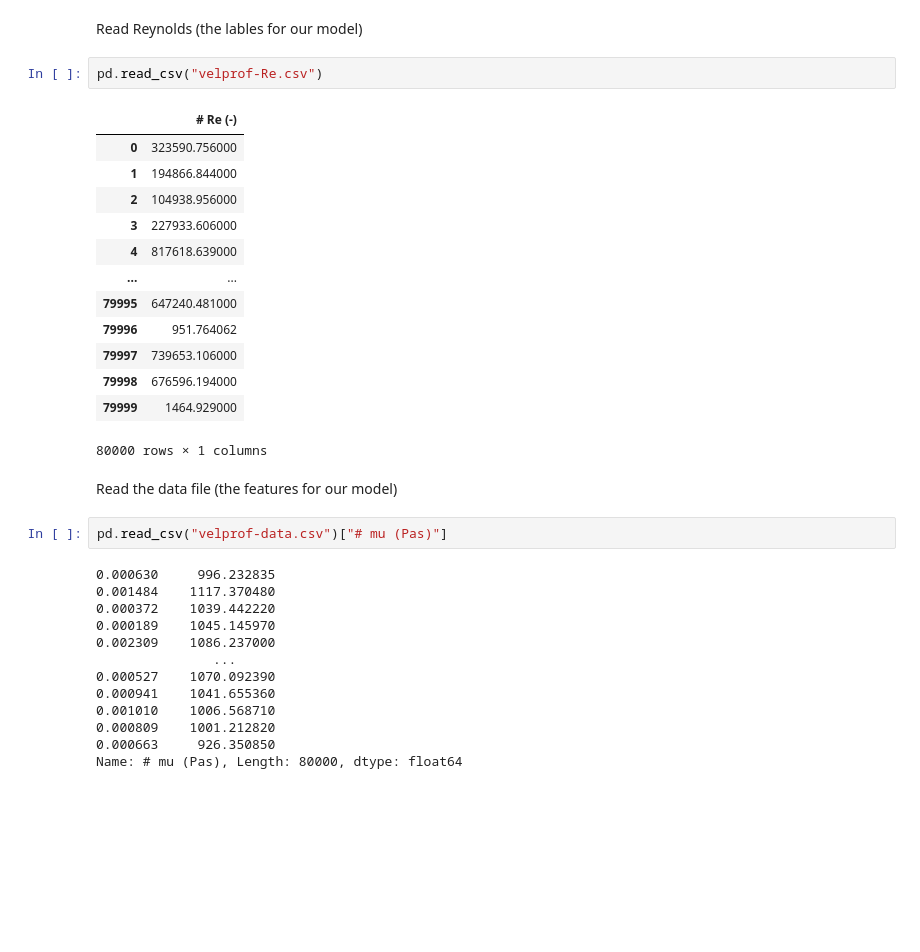
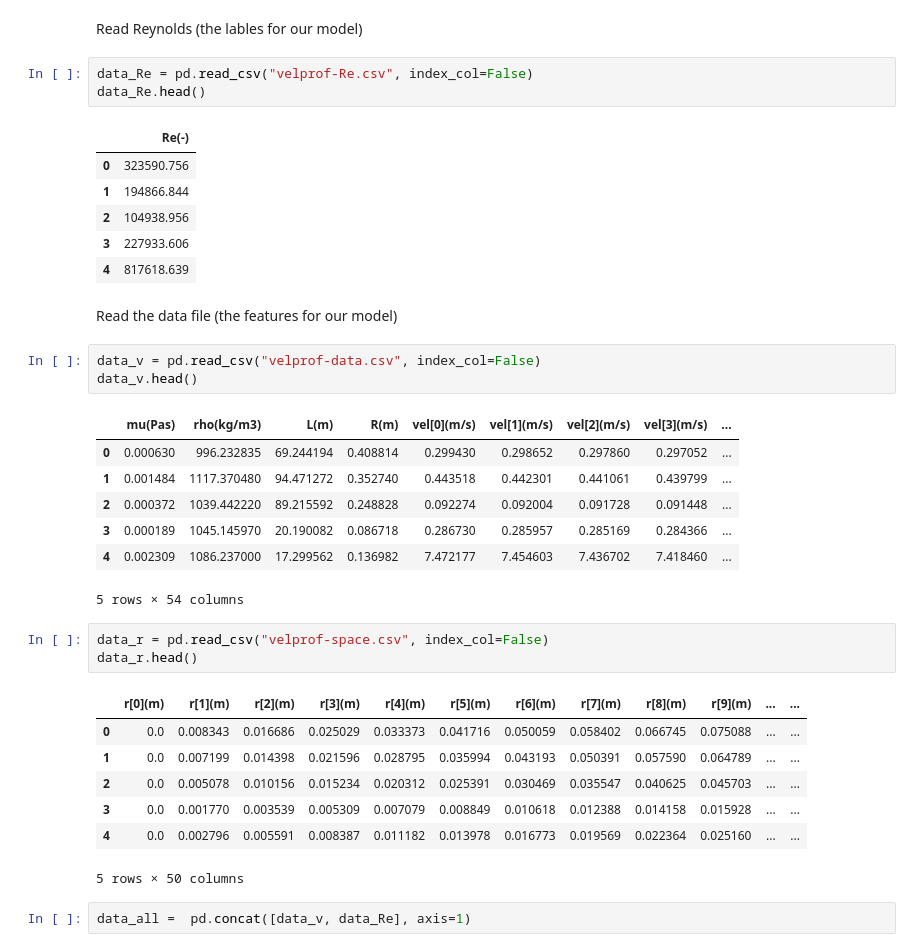
Before and after one commit to paolodeangelis/Sistemi_a_combustione, a Jupyter notebook: 2-NN_Reynolds.ipynb, the cells around one changed output. Drawn from its saved outputs; the diff is of its cells as text; blank space fills up the shorter version.

```diff
--- a/2-NN_Reynolds.ipynb
+++ b/2-NN_Reynolds.ipynb
@@ -50,35 +50,38 @@ velprof-space.csv   100%[===================>]  57.22M   181MB/s    in 0.3s
 # %% [markdown]
 Read Reynolds (the lables for our model)
 # %%
-pd.read_csv("velprof-Re.csv")
+data_Re = pd.read_csv("velprof-Re.csv", index_col=False)
+data_Re.head()
 # %% [output]
-|  | # Re (-) |
-| 0 | 323590.756000 |
-| 1 | 194866.844000 |
-| 2 | 104938.956000 |
-| 3 | 227933.606000 |
-| 4 | 817618.639000 |
-| ... | ... |
-| 79995 | 647240.481000 |
-| 79996 | 951.764062 |
-| 79997 | 739653.106000 |
-| 79998 | 676596.194000 |
-| 79999 | 1464.929000 |
+|  | Re(-) |
+| 0 | 323590.756 |
+| 1 | 194866.844 |
+| 2 | 104938.956 |
+| 3 | 227933.606 |
+| 4 | 817618.639 |
-80000 rows × 1 columns
 # %% [markdown]
 Read the data file (the features for our model)
 # %%
-pd.read_csv("velprof-data.csv")["# mu (Pas)"]
+data_v = pd.read_csv("velprof-data.csv", index_col=False)
+data_v.head()
 # %% [output]
+|  | mu(Pas) | rho(kg/m3) | L(m) | R(m) | vel[0](m/s) | vel[1](m/s) | vel[2](m/s) | vel[3](m/s) | ... |
+| 0 | 0.000630 | 996.232835 | 69.244194 | 0.408814 | 0.299430 | 0.298652 | 0.297860 | 0.297052 | ... |
+| 1 | 0.001484 | 1117.370480 | 94.471272 | 0.352740 | 0.443518 | 0.442301 | 0.441061 | 0.439799 | ... |
+| 2 | 0.000372 | 1039.442220 | 89.215592 | 0.248828 | 0.092274 | 0.092004 | 0.091728 | 0.091448 | ... |
+| 3 | 0.000189 | 1045.145970 | 20.190082 | 0.086718 | 0.286730 | 0.285957 | 0.285169 | 0.284366 | ... |
+| 4 | 0.002309 | 1086.237000 | 17.299562 | 0.136982 | 7.472177 | 7.454603 | 7.436702 | 7.418460 | ... |
-0.000630     996.232835
-0.001484    1117.370480
-0.000372    1039.442220
-0.000189    1045.145970
-0.002309    1086.237000
-               ...
-0.000527    1070.092390
-0.000941    1041.655360
-0.001010    1006.568710
-0.000809    1001.212820
-0.000663     926.350850
-Name: # mu (Pas), Length: 80000, dtype: float64
+5 rows × 54 columns
+# %%
+data_r = pd.read_csv("velprof-space.csv", index_col=False)
+data_r.head()
+# %% [output]
+|  | r[0](m) | r[1](m) | r[2](m) | r[3](m) | r[4](m) | r[5](m) | r[6](m) | r[7](m) | r[8](m) | r[9](m) | ... | ... |
+| 0 | 0.0 | 0.008343 | 0.016686 | 0.025029 | 0.033373 | 0.041716 | 0.050059 | 0.058402 | 0.066745 | 0.075088 | ... | ... |
+| 1 | 0.0 | 0.007199 | 0.014398 | 0.021596 | 0.028795 | 0.035994 | 0.043193 | 0.050391 | 0.057590 | 0.064789 | ... | ... |
+| 2 | 0.0 | 0.005078 | 0.010156 | 0.015234 | 0.020312 | 0.025391 | 0.030469 | 0.035547 | 0.040625 | 0.045703 | ... | ... |
+| 3 | 0.0 | 0.001770 | 0.003539 | 0.005309 | 0.007079 | 0.008849 | 0.010618 | 0.012388 | 0.014158 | 0.015928 | ... | ... |
+| 4 | 0.0 | 0.002796 | 0.005591 | 0.008387 | 0.011182 | 0.013978 | 0.016773 | 0.019569 | 0.022364 | 0.025160 | ... | ... |
+5 rows × 50 columns
+# %%
+data_all =  pd.concat([data_v, data_Re], axis=1)
```
Also changed, not shown: parts of 9 cells of this notebook.
